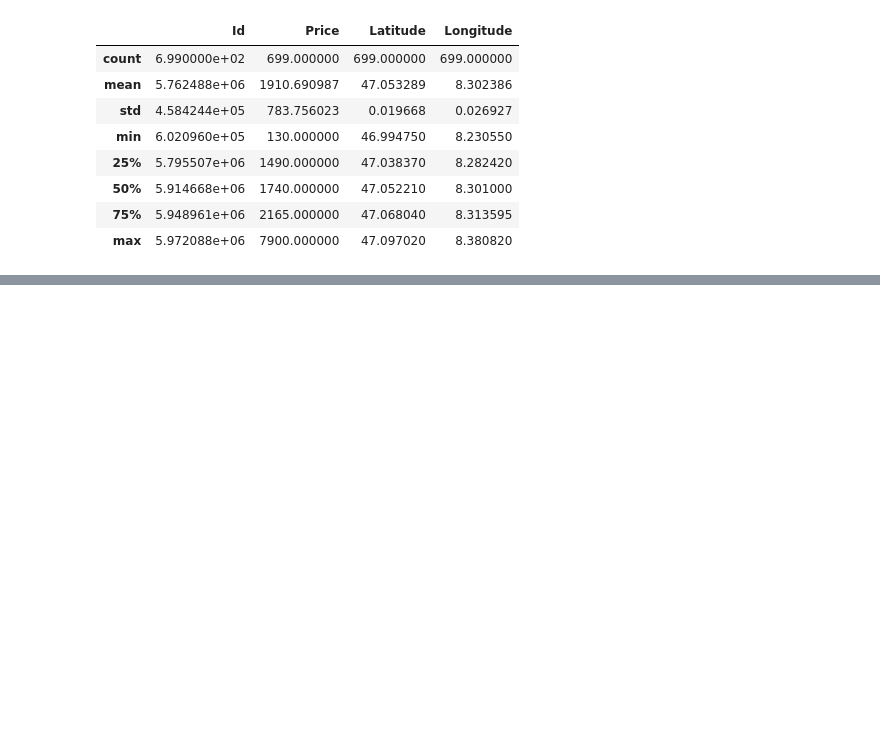
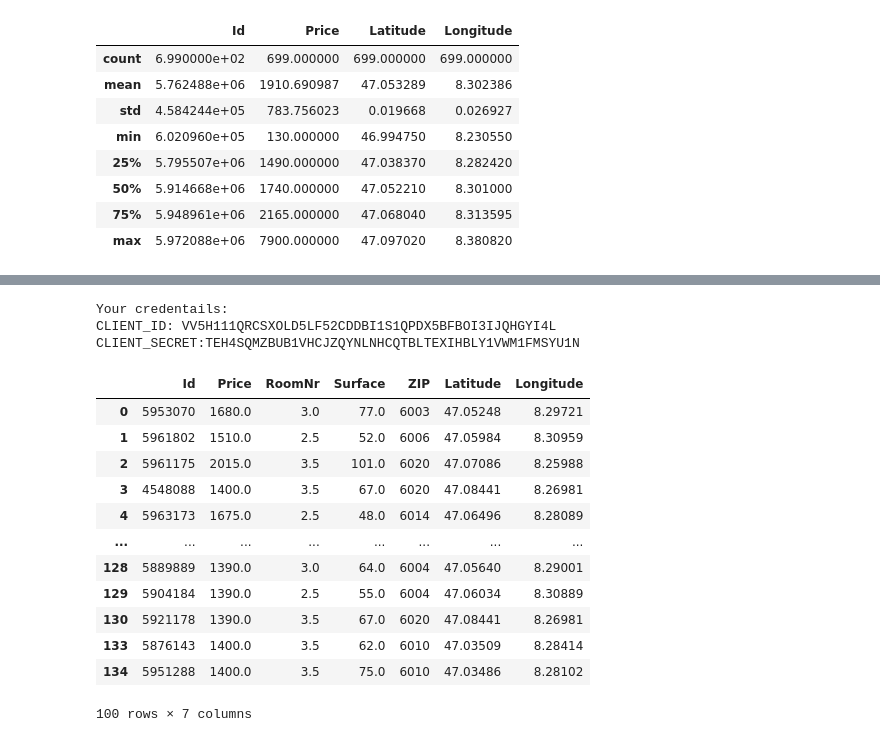
Before and after one commit to kesslmar/Coursera_Capstone, a Jupyter notebook: Battle_of_Neighbors_Capstone.ipynb, the cells around one changed output, grey strips where cells are left out. Drawn from its saved outputs; the diff is of its cells as text; code cells hidden in the pictures; blank space fills up the shorter version.

```diff
--- a/Battle_of_Neighbors_Capstone.ipynb
+++ b/Battle_of_Neighbors_Capstone.ipynb
@@ -55,3 +52,45 @@ property_df.describe()
 | 50% | 5.914668e+06 | 1740.000000 | 47.052210 | 8.301000 |
 | 75% | 5.948961e+06 | 2165.000000 | 47.068040 | 8.313595 |
 | max | 5.972088e+06 | 7900.000000 | 47.097020 | 8.380820 |
+# %%
+# send requests
+result_list = []
+max = 30
+
+for i in range(30):
+    url = 'https://www.immoscout24.ch/de/wohnung/mieten/ort-luzern?pn={}&r=6'.format(i+1)
+    page = requests.get(url)
+    soup = BeautifulSoup(page.content, 'html.parser')
+    raw_data = soup.find(id='state')
+    jason_data = json.loads(raw_data.string[25:])
+    data_list = jason_data['pages']['searchResult']['resultData']['listData']
+
+    page_list = []
+
+    for elem in data_list:
+        if 'price' in elem: price = elem['price']
+        else: price = np.nan
+
+        if 'surfaceLiving' in elem: sl = elem['surfaceLiving']
+        else: sl = np.nan
+
+        if 'numberOfRooms' in elem: nor = elem['numberOfRooms']
+        else: nor = np.nan
+
+        if 'latitude' in elem: lat = elem['latitude']
+        else: lat = np.nan
+
+        if 'longitude' in elem: lon = elem['longitude']
+        else: lon = np.nan
+
+        page_list.append([elem['id'], price, nor, sl, elem['zip'], lat, lon])
+
+    result_list += page_list
+
+#result_list
+# %%
+result_df = pd.DataFrame(result_list)
+result_df.columns = ['Id', 'Price', 'RoomNr', 'Surface', 'ZIP', 'Latitude', 'Longitude']
+
+result_df.dropna(inplace=True)
+result_df.describe()
@@ -82,3 +131,39 @@ for lat, lng, price in zip(property_df['Latitude'], property_df['Longitude'], pr
 map_lucerne
 # %% [output]
 [interactive output not drawn]
+# %%
+CLIENT_ID = 'VV5H111QRCSXOLD5LF52CDDBI1S1QPDX5BFBOI3IJQHGYI4L' # your Foursquare ID
+CLIENT_SECRET = 'TEH4SQMZBUB1VHCJZQYNLNHCQTBLTEXIHBLY1VWM1FMSYU1N' # your Foursquare Secret
+VERSION = '20180604'
+RADIUS = 500
+LIMIT = 50
+print('Your credentails:')
+print('CLIENT_ID: ' + CLIENT_ID)
+print('CLIENT_SECRET:' + CLIENT_SECRET)
+
+flatID = 8015
+latitude = 47.04751
+longitude = 8.30613
+
+#47.04872, 8.29963
+# %% [output]
+Your credentails:
+CLIENT_ID: VV5H111QRCSXOLD5LF52CDDBI1S1QPDX5BFBOI3IJQHGYI4L
+CLIENT_SECRET:TEH4SQMZBUB1VHCJZQYNLNHCQTBLTEXIHBLY1VWM1FMSYU1N
+# %%
+sample = result_df.head(100)
+sample
+# %% [output]
+|  | Id | Price | RoomNr | Surface | ZIP | Latitude | Longitude |
+| 0 | 5953070 | 1680.0 | 3.0 | 77.0 | 6003 | 47.05248 | 8.29721 |
+| 1 | 5961802 | 1510.0 | 2.5 | 52.0 | 6006 | 47.05984 | 8.30959 |
+| 2 | 5961175 | 2015.0 | 3.5 | 101.0 | 6020 | 47.07086 | 8.25988 |
+| 3 | 4548088 | 1400.0 | 3.5 | 67.0 | 6020 | 47.08441 | 8.26981 |
+| 4 | 5963173 | 1675.0 | 2.5 | 48.0 | 6014 | 47.06496 | 8.28089 |
+| ... | ... | ... | ... | ... | ... | ... | ... |
+| 128 | 5889889 | 1390.0 | 3.0 | 64.0 | 6004 | 47.05640 | 8.29001 |
+| 129 | 5904184 | 1390.0 | 2.5 | 55.0 | 6004 | 47.06034 | 8.30889 |
+| 130 | 5921178 | 1390.0 | 3.5 | 67.0 | 6020 | 47.08441 | 8.26981 |
+| 133 | 5876143 | 1400.0 | 3.5 | 62.0 | 6010 | 47.03509 | 8.28414 |
+| 134 | 5951288 | 1400.0 | 3.5 | 75.0 | 6010 | 47.03486 | 8.28102 |
+100 rows × 7 columns
```
Also changed, not shown: parts of 6 cells of this notebook.
